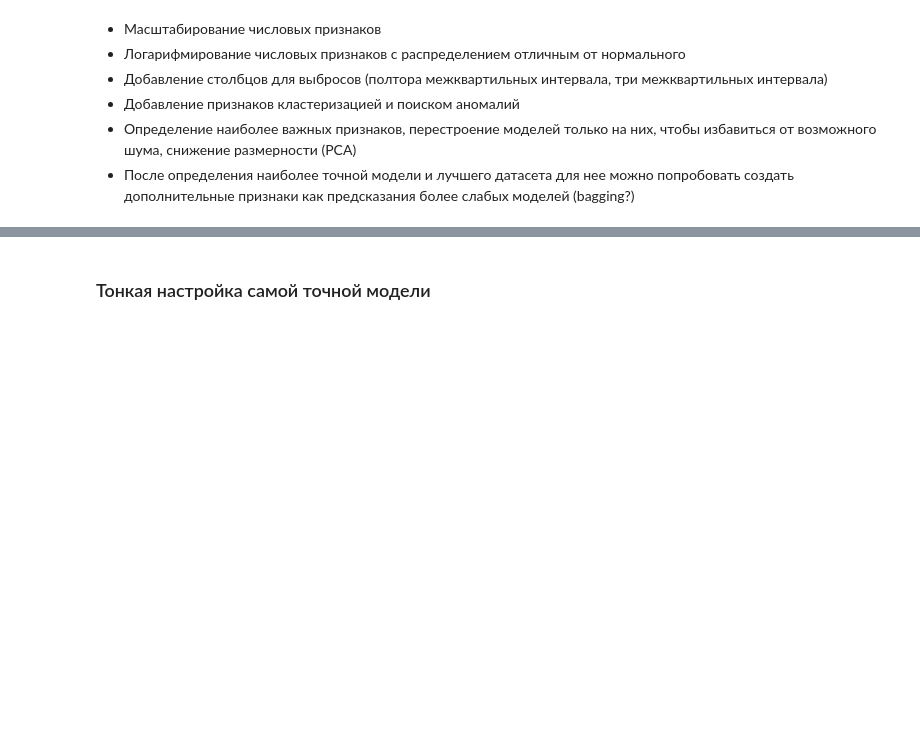
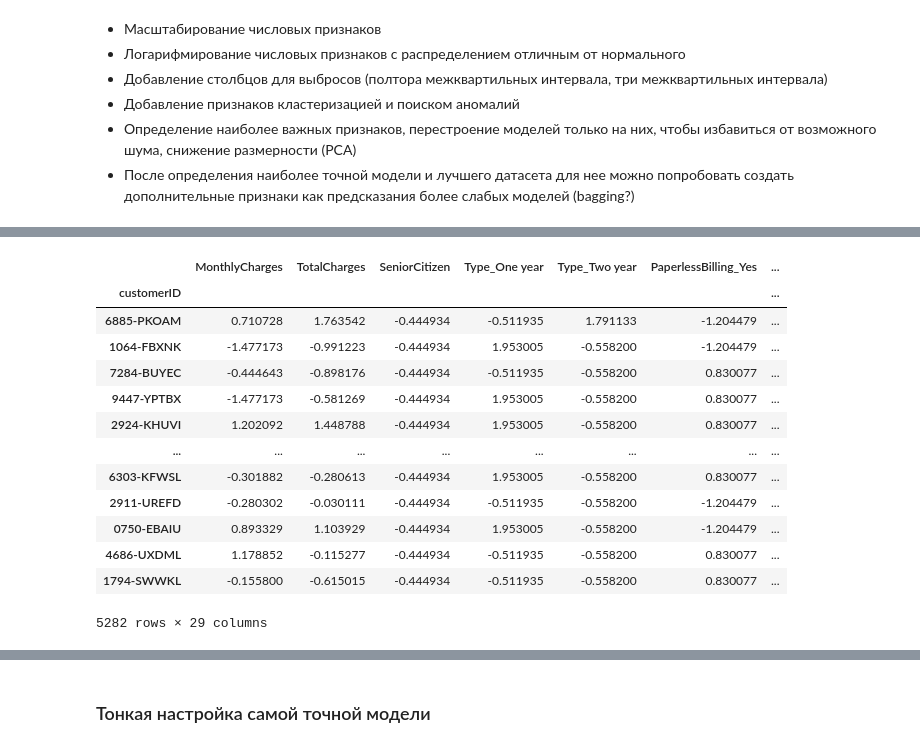
Before and after one commit to mvakhmenin/Yandex.Practicum, a Jupyter notebook: Финальный проект - прогнозирование оттока клиентов/jn.ipynb, the cells around one changed output, grey strips where cells are left out. Saved outputs shown, nothing was run; the diff lists cells and outputs as text; code cells hidden in the pictures; blank space fills up the shorter version.

Commit message:
models

```diff
--- a/Финальный проект - прогнозирование оттока клиентов/jn.ipynb
+++ b/Финальный проект - прогнозирование оттока клиентов/jn.ipynb
@@ -440,0 +461,13 @@ Name: Churn, dtype: float64
+# %%
+models = {
+    'LogisticRegression':LogisticRegression(random_state=0),
+    'kNN':KNeighborsClassifier(),
+    'RandomForest':RandomForestClassifier(random_state=0),
+    'LightGBM':lightgbm.LGBMClassifier()
+}
+# %%
+for model_name in models:
+    with warnings.catch_warnings():
+        warnings.simplefilter("ignore")
+        cv_results = cross_validate(models[model_name], X_train, y_train, scoring='roc_auc')
+    print(f'{model_name} ROC_AUC: {cv_results["test_score"].mean():.3f}')
@@ -449,0 +495,9 @@ Name: Churn, dtype: float64
+# %%
+for i in range(2,10):
+    print('Количество кластеров:', i)
+    X_train['clusters'] = KMeans(n_clusters=i, random_state=0).fit_predict(X_train)
+    for model_name in models:
+        with warnings.catch_warnings():
+            warnings.simplefilter("ignore")
+            cv_results = cross_validate(models[model_name], X_train, y_train, scoring='roc_auc')
+        print(f'{model_name} ROC_AUC: {cv_results["test_score"].mean():.3f}')
@@ -449,0 +522,18 @@ Name: Churn, dtype: float64
+# %%
+X_train_scaled = (X_train - X_train.mean(axis=0)) / X_train.std(axis=0)
+X_train_scaled
+# %% [output]
+|  | MonthlyCharges | TotalCharges | SeniorCitizen | Type_One year | Type_Two year | PaperlessBilling_Yes | ... |
+| customerID |  |  |  |  |  |  | ... |
+| 6885-PKOAM | 0.710728 | 1.763542 | -0.444934 | -0.511935 | 1.791133 | -1.204479 | ... |
+| 1064-FBXNK | -1.477173 | -0.991223 | -0.444934 | 1.953005 | -0.558200 | -1.204479 | ... |
+| 7284-BUYEC | -0.444643 | -0.898176 | -0.444934 | -0.511935 | -0.558200 | 0.830077 | ... |
+| 9447-YPTBX | -1.477173 | -0.581269 | -0.444934 | 1.953005 | -0.558200 | 0.830077 | ... |
+| 2924-KHUVI | 1.202092 | 1.448788 | -0.444934 | 1.953005 | -0.558200 | 0.830077 | ... |
+| ... | ... | ... | ... | ... | ... | ... | ... |
+| 6303-KFWSL | -0.301882 | -0.280613 | -0.444934 | 1.953005 | -0.558200 | 0.830077 | ... |
+| 2911-UREFD | -0.280302 | -0.030111 | -0.444934 | -0.511935 | -0.558200 | -1.204479 | ... |
+| 0750-EBAIU | 0.893329 | 1.103929 | -0.444934 | 1.953005 | -0.558200 | -1.204479 | ... |
+| 4686-UXDML | 1.178852 | -0.115277 | -0.444934 | -0.511935 | -0.558200 | 0.830077 | ... |
+| 1794-SWWKL | -0.155800 | -0.615015 | -0.444934 | -0.511935 | -0.558200 | 0.830077 | ... |
+5282 rows × 29 columns
```
Also changed, not shown: parts of 20 cells of this notebook, 4 other files.
